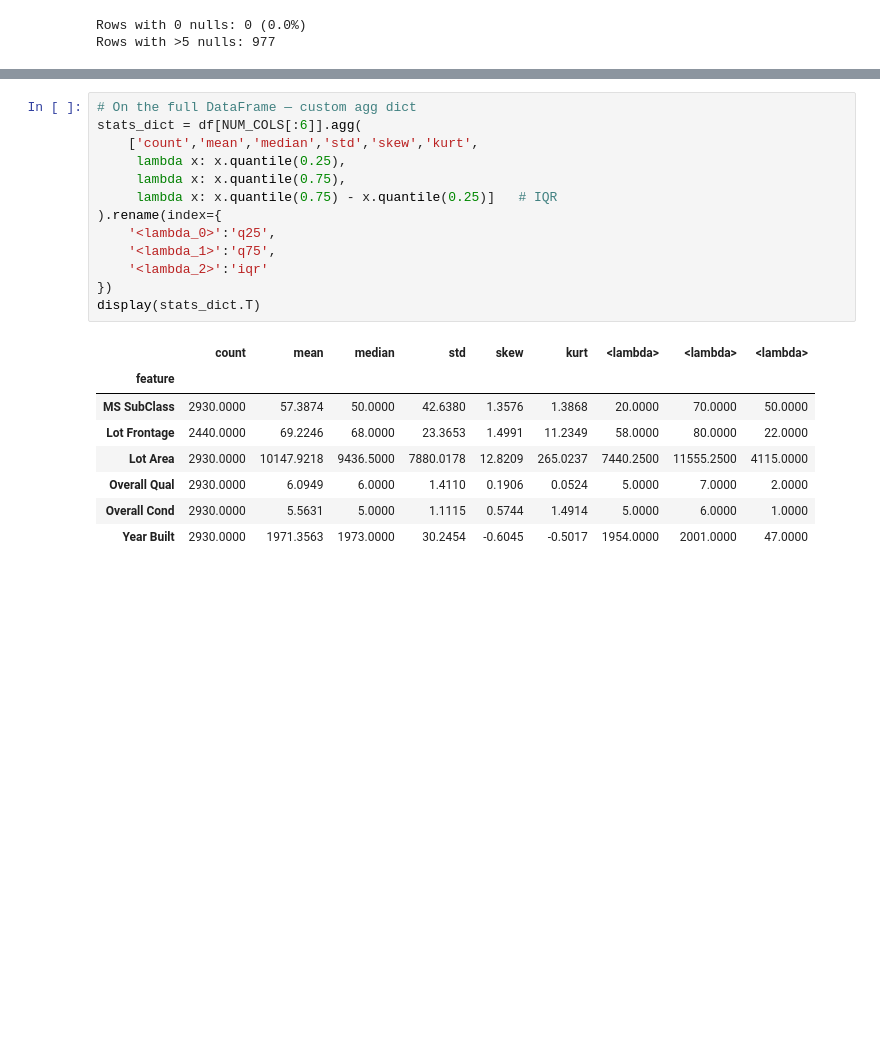
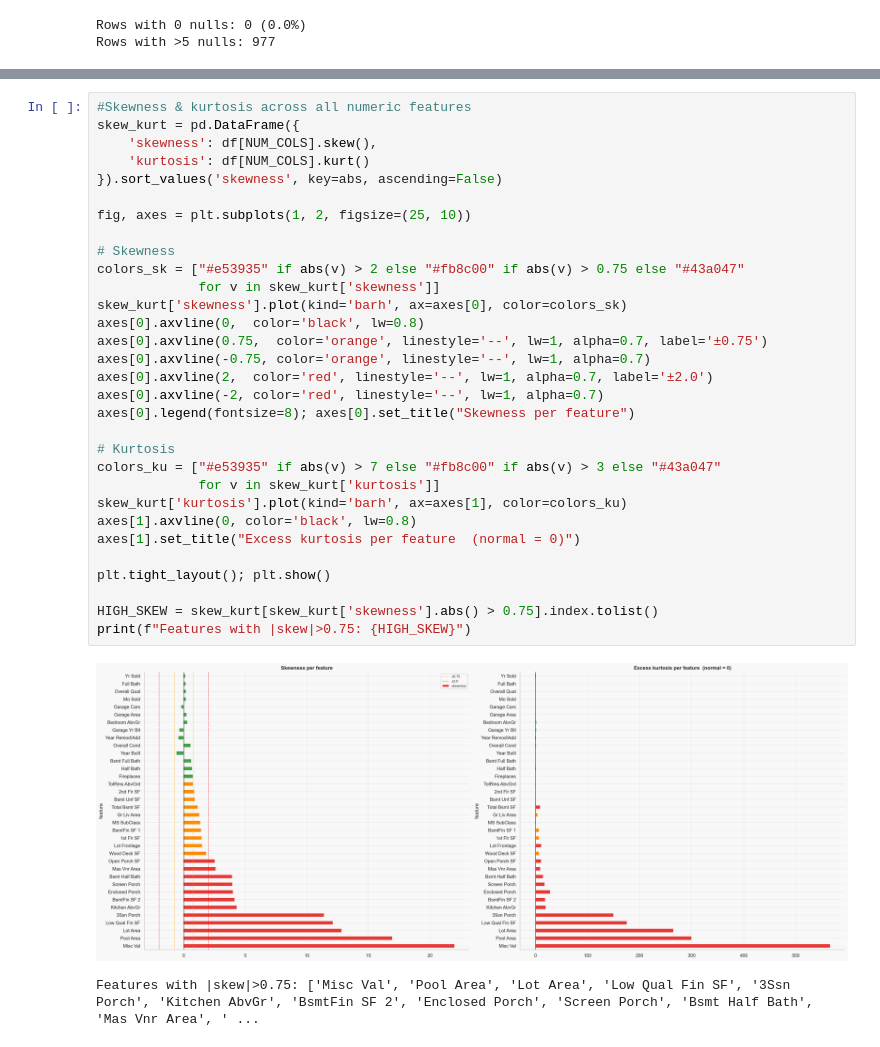
Before and after one commit to ViShEsHK2412/macro-pricer, a Jupyter notebook: notebooks/first.ipynb, the cells around one changed output, grey strips where cells are left out. Cells and saved outputs as stored; diff of their text form; blank space fills up the shorter version.

Commit message:
Exploration : Explored Kurtosis and skewness as well as Quantile Distribution of the Data

```diff
--- a/notebooks/first.ipynb
+++ b/notebooks/first.ipynb
@@ -568,25 +576,37 @@ display(df[NUM_COLS].describe(percentiles=[.01,.05,.10,.25,.5,.75,.90,.95,.99]).
 | Misc Val | 2930.0000 | 50.6352 | 566.3443 | 0.0000 | 0.0000 | 0.0000 | 0.0000 | 0.0000 | 0.0000 | 0.0000 | 0.0000 | ... |
 | Mo Sold | 2930.0000 | 6.2160 | 2.7145 | 1.0000 | 1.0000 | 2.0000 | 3.0000 | 4.0000 | 6.0000 | 8.0000 | 10.0000 | ... |
 | Yr Sold | 2930.0000 | 2007.7904 | 1.3166 | 2006.0000 | 2006.0000 | 2006.0000 | 2006.0000 | 2007.0000 | 2008.0000 | 2009.0000 | 2010.0000 | ... |
-# %%
-# On the full DataFrame — custom agg dict
-stats_dict = df[NUM_COLS[:6]].agg(
-    ['count','mean','median','std','skew','kurt',
-     lambda x: x.quantile(0.25),
-     lambda x: x.quantile(0.75),
-     lambda x: x.quantile(0.75) - x.quantile(0.25)]   # IQR
-).rename(index={
-    '<lambda_0>':'q25',
-    '<lambda_1>':'q75',
-    '<lambda_2>':'iqr'
-})
-display(stats_dict.T)
-# %% [output]
-|  | count | mean | median | std | skew | kurt | <lambda> | <lambda> | <lambda> |
-| feature |  |  |  |  |  |  |  |  |  |
-| MS SubClass | 2930.0000 | 57.3874 | 50.0000 | 42.6380 | 1.3576 | 1.3868 | 20.0000 | 70.0000 | 50.0000 |
-| Lot Frontage | 2440.0000 | 69.2246 | 68.0000 | 23.3653 | 1.4991 | 11.2349 | 58.0000 | 80.0000 | 22.0000 |
-| Lot Area | 2930.0000 | 10147.9218 | 9436.5000 | 7880.0178 | 12.8209 | 265.0237 | 7440.2500 | 11555.2500 | 4115.0000 |
-| Overall Qual | 2930.0000 | 6.0949 | 6.0000 | 1.4110 | 0.1906 | 0.0524 | 5.0000 | 7.0000 | 2.0000 |
-| Overall Cond | 2930.0000 | 5.5631 | 5.0000 | 1.1115 | 0.5744 | 1.4914 | 5.0000 | 6.0000 | 1.0000 |
-| Year Built | 2930.0000 | 1971.3563 | 1973.0000 | 30.2454 | -0.6045 | -0.5017 | 1954.0000 | 2001.0000 | 47.0000 |
+# %%
+#Skewness & kurtosis across all numeric features
+skew_kurt = pd.DataFrame({
+    'skewness': df[NUM_COLS].skew(),
+    'kurtosis': df[NUM_COLS].kurt()
+}).sort_values('skewness', key=abs, ascending=False)
+
+fig, axes = plt.subplots(1, 2, figsize=(25, 10))
+
+# Skewness
+colors_sk = ["#e53935" if abs(v) > 2 else "#fb8c00" if abs(v) > 0.75 else "#43a047"
+             for v in skew_kurt['skewness']]
+skew_kurt['skewness'].plot(kind='barh', ax=axes[0], color=colors_sk)
+axes[0].axvline(0,  color='black', lw=0.8)
+axes[0].axvline(0.75,  color='orange', linestyle='--', lw=1, alpha=0.7, label='±0.75')
+axes[0].axvline(-0.75, color='orange', linestyle='--', lw=1, alpha=0.7)
+axes[0].axvline(2,  color='red', linestyle='--', lw=1, alpha=0.7, label='±2.0')
+axes[0].axvline(-2, color='red', linestyle='--', lw=1, alpha=0.7)
+axes[0].legend(fontsize=8); axes[0].set_title("Skewness per feature")
+
+# Kurtosis
+colors_ku = ["#e53935" if abs(v) > 7 else "#fb8c00" if abs(v) > 3 else "#43a047"
+             for v in skew_kurt['kurtosis']]
+skew_kurt['kurtosis'].plot(kind='barh', ax=axes[1], color=colors_ku)
+axes[1].axvline(0, color='black', lw=0.8)
+axes[1].set_title("Excess kurtosis per feature  (normal = 0)")
+
+plt.tight_layout(); plt.show()
+
+HIGH_SKEW = skew_kurt[skew_kurt['skewness'].abs() > 0.75].index.tolist()
+print(f"Features with |skew|>0.75: {HIGH_SKEW}")
+# %% [output]
+[figure, added]
+Features with |skew|>0.75: ['Misc Val', 'Pool Area', 'Lot Area', 'Low Qual Fin SF', '3Ssn Porch', 'Kitchen AbvGr', 'BsmtFin SF 2', 'Enclosed Porch', 'Screen Porch', 'Bsmt Half Bath', 'Mas Vnr Area', ' ...
```
Also changed, not shown: parts of 4 cells of this notebook.
